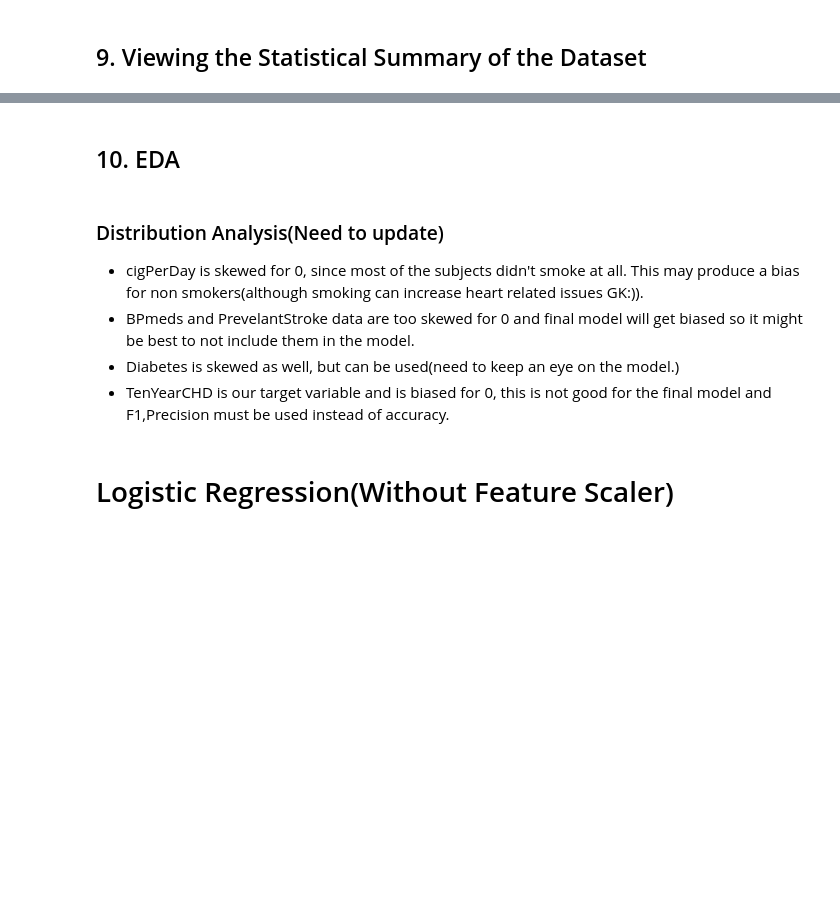
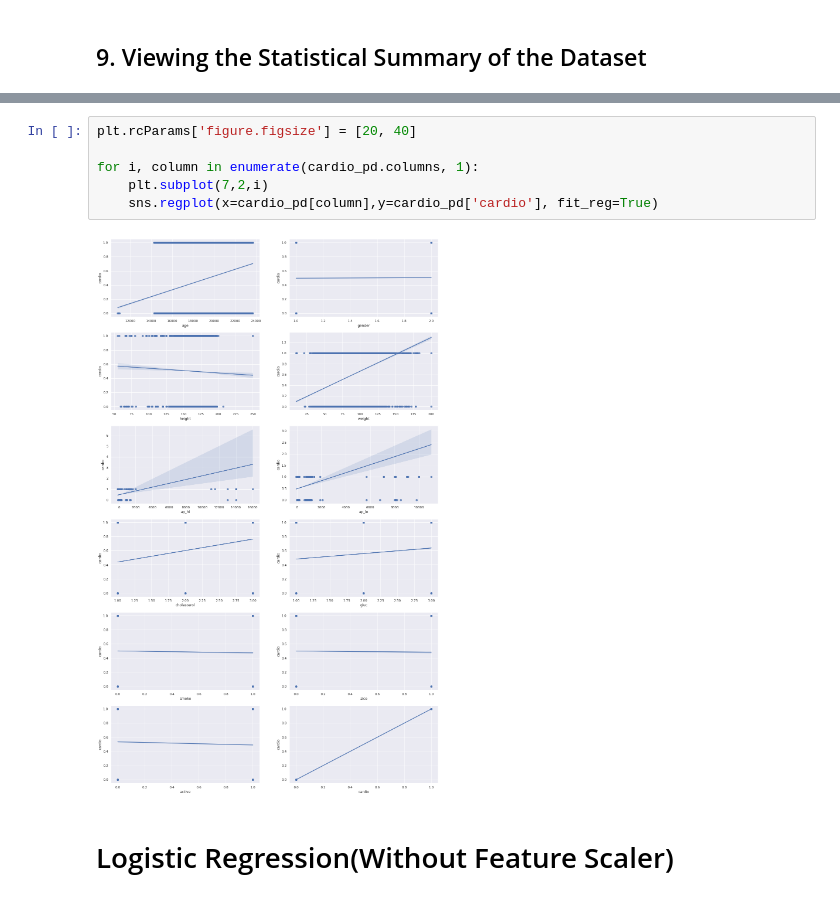
Before and after one commit to skamranh/big-data-final, a Jupyter notebook: Cardio.ipynb, the cells around one changed output, grey strips where cells are left out. Cells and saved outputs as stored; diff of their text form; blank space fills up the shorter version.

```diff
--- a/Cardio.ipynb
+++ b/Cardio.ipynb
@@ -188,11 +239,11 @@ sns.heatmap(cardio_pd.corr(), annot = True)
-# %% [markdown]
-## 10. EDA
-# %% [markdown]
-### Distribution Analysis(Need to update)
-- cigPerDay is skewed for 0, since most of the subjects didn't smoke at all. This may produce a bias for non smokers(although smoking can increase heart related issues GK:)).
-- BPmeds and PrevelantStroke data are too skewed for 0 and final model will get biased so it might be best to not include them in the model.
-- Diabetes is skewed as well, but can be used(need to keep an eye on the model.)
-- TenYearCHD is our target variable and is biased for 0, this is not good for the final model and F1,Precision must be used instead of accuracy.
+# %%
+plt.rcParams['figure.figsize'] = [20, 40]
+
+for i, column in enumerate(cardio_pd.columns, 1):
+    plt.subplot(7,2,i)
+    sns.regplot(x=cardio_pd[column],y=cardio_pd['cardio'], fit_reg=True)
+# %% [output]
+[figure, added]
 # %% [markdown]
 # Logistic Regression(Without Feature Scaler)
 # %%
```
Also changed, not shown: parts of 29 cells of this notebook.
